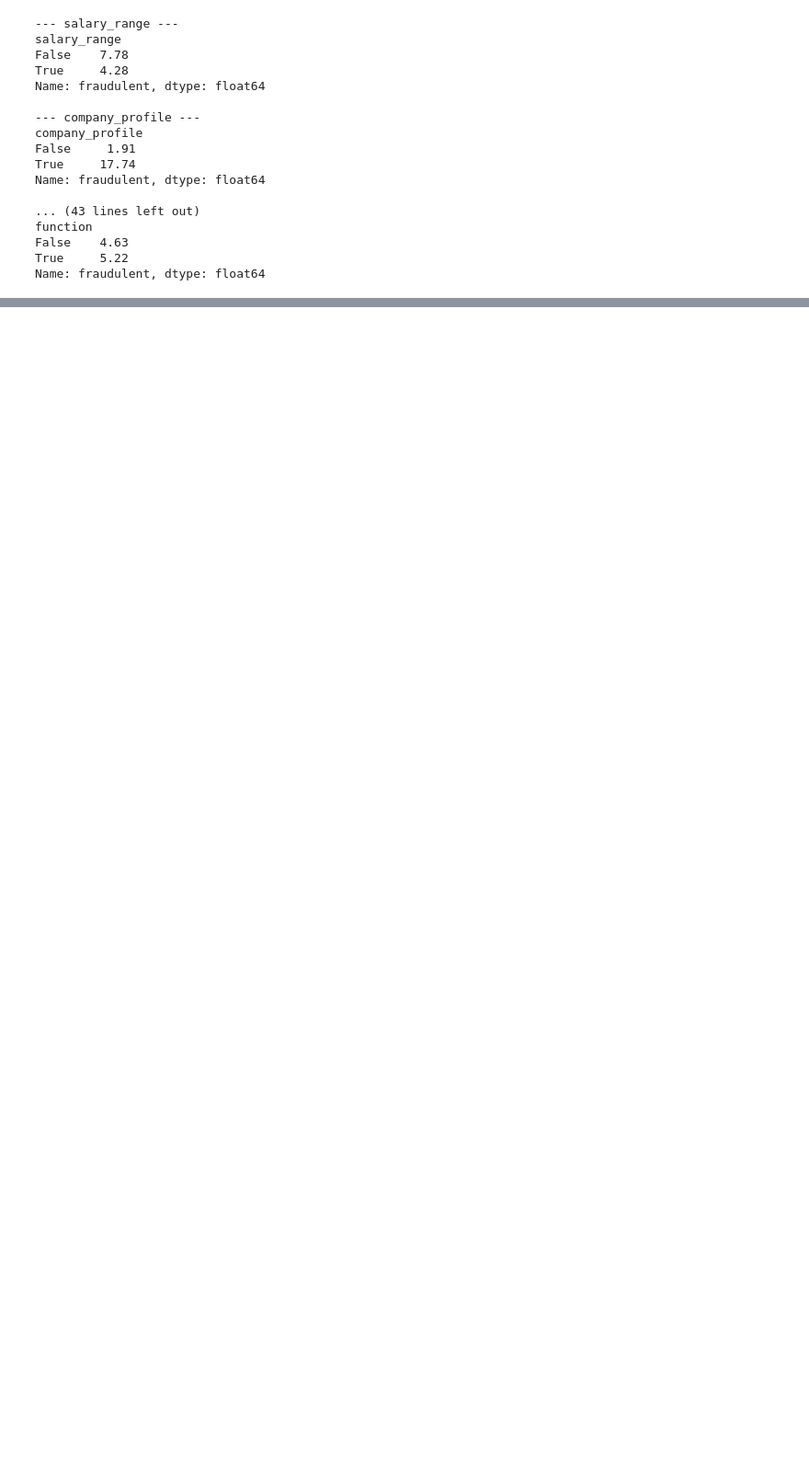
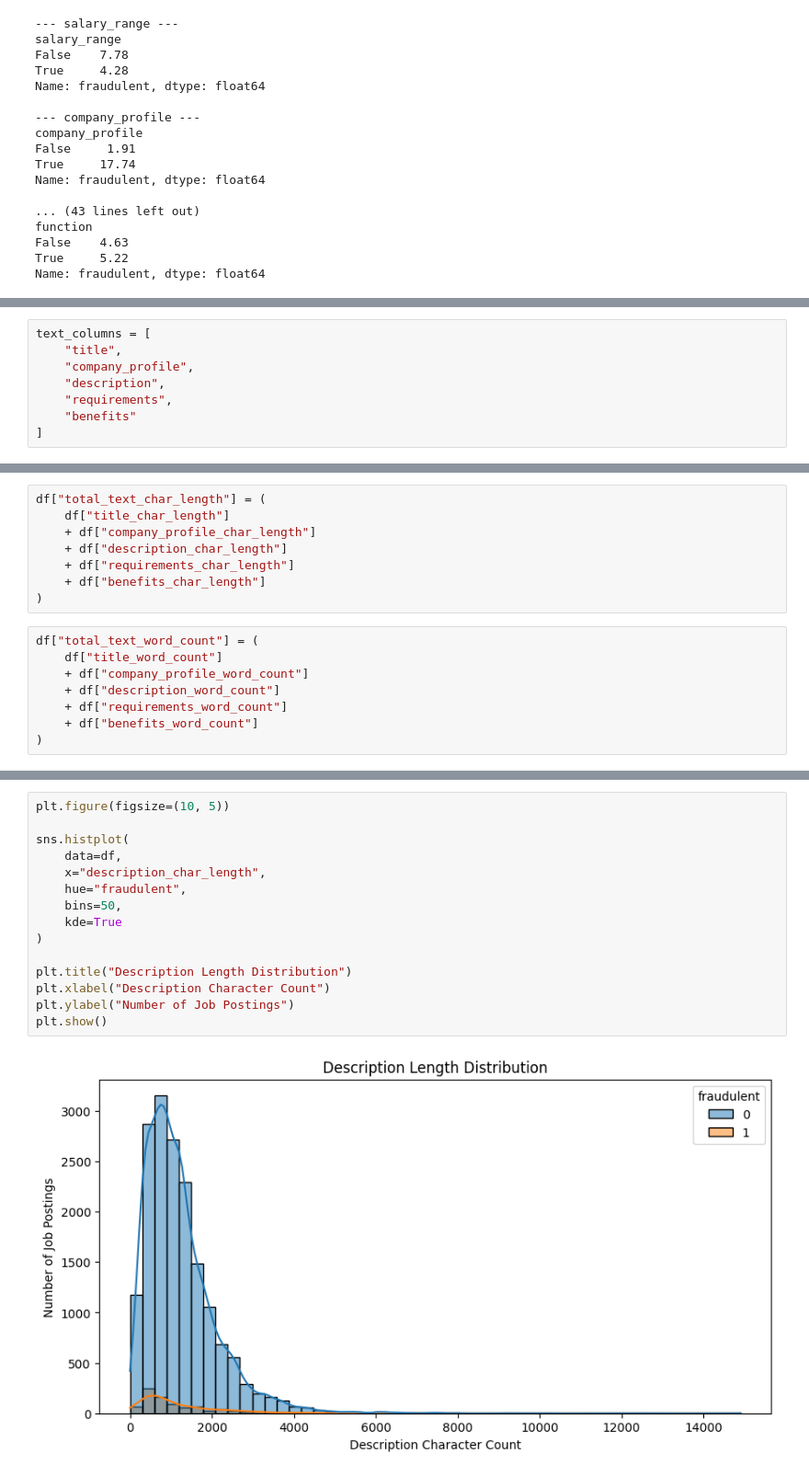
Before and after one commit to 1415-kunal/Fake_Job_Posting_Detection_System, a Jupyter notebook: Notebooks/01_dataset_inspection.ipynb, the cells around one changed output, grey strips where cells are left out. Shown at 92% size. Cells and saved outputs as stored; diff of their text form; blank space fills up the shorter version.

Commit message:
analyzed job posting text

```diff
--- a/Notebooks/01_dataset_inspection.ipynb
+++ b/Notebooks/01_dataset_inspection.ipynb
@@ -288,0 +291,8 @@ Name: fraudulent, dtype: float64
+# %%
+text_columns = [
+    "title",
+    "company_profile",
+    "description",
+    "requirements",
+    "benefits"
+]
@@ -288,0 +358,16 @@ Name: fraudulent, dtype: float64
+# %%
+df["total_text_char_length"] = (
+    df["title_char_length"]
+    + df["company_profile_char_length"]
+    + df["description_char_length"]
+    + df["requirements_char_length"]
+    + df["benefits_char_length"]
+)
+# %%
+df["total_text_word_count"] = (
+    df["title_word_count"]
+    + df["company_profile_word_count"]
+    + df["description_word_count"]
+    + df["requirements_word_count"]
+    + df["benefits_word_count"]
+)
@@ -288,0 +383,17 @@ Name: fraudulent, dtype: float64
+# %%
+plt.figure(figsize=(10, 5))
+
+sns.histplot(
+    data=df,
+    x="description_char_length",
+    hue="fraudulent",
+    bins=50,
+    kde=True
+)
+
+plt.title("Description Length Distribution")
+plt.xlabel("Description Character Count")
+plt.ylabel("Number of Job Postings")
+plt.show()
+# %% [output]
+[figure, added]
```
Also changed, not shown: parts of 12 cells of this notebook.
